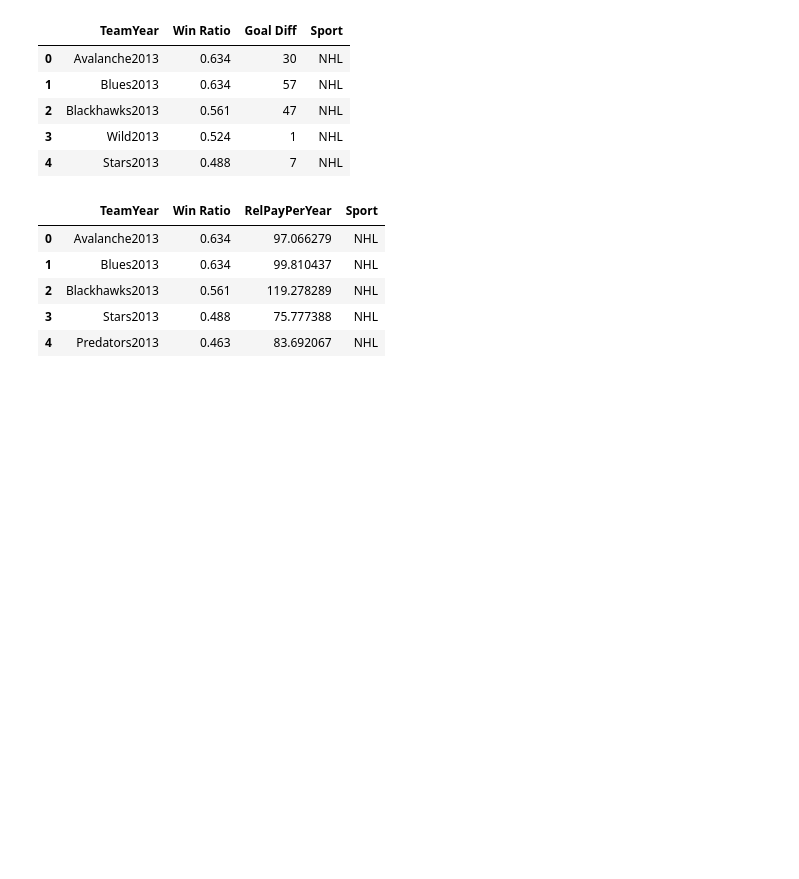
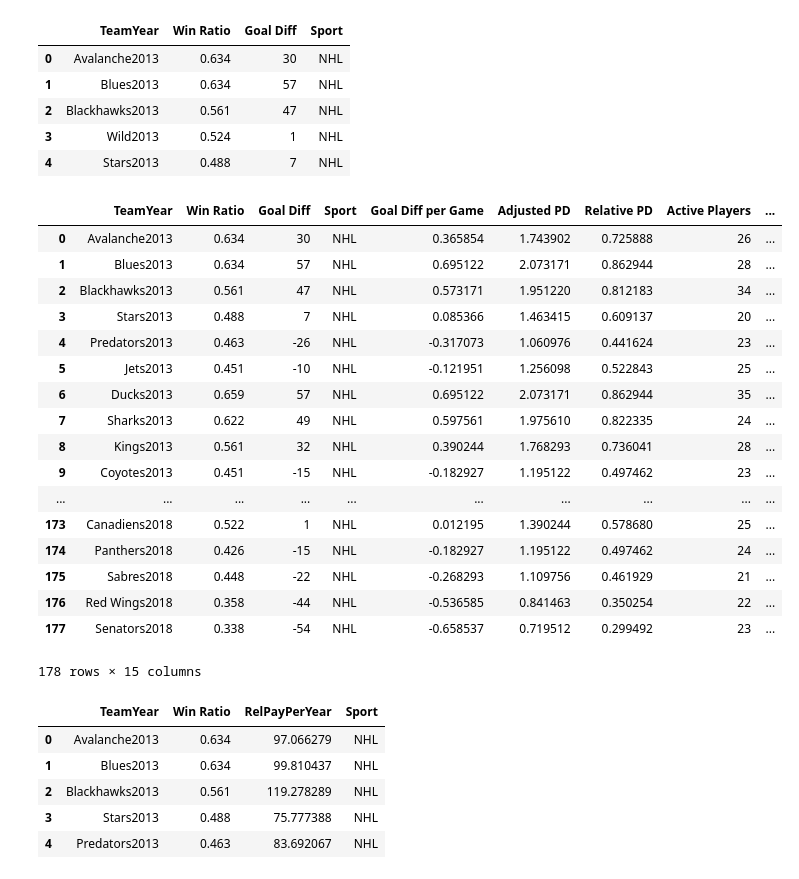
Before and after one commit to ohoweedy/Project-One, a Jupyter notebook: MergedJupyterNotebookBasedOnNFL.ipynb, the cells around one changed output. Cells and saved outputs as stored; diff of their text form; code cells hidden in the pictures; blank space fills up the shorter version.

```diff
--- a/MergedJupyterNotebookBasedOnNFL.ipynb
+++ b/MergedJupyterNotebookBasedOnNFL.ipynb
@@ -618,7 +634,26 @@ nhl_sal_df = pd.read_csv(nhl_sal_path)
 # %%
 nhl_merged_df = pd.merge(nhl_df, nhl_sal_df, on ="TeamYear")
 # %%
-nhl_merged_df.head(5)
+nhl_merged_df.head(200)
+# %% [output]
+|  | TeamYear | Win Ratio | Goal Diff | Sport | Goal Diff per Game | Adjusted PD | Relative PD | Active Players | ... |
+| 0 | Avalanche2013 | 0.634 | 30 | NHL | 0.365854 | 1.743902 | 0.725888 | 26 | ... |
+| 1 | Blues2013 | 0.634 | 57 | NHL | 0.695122 | 2.073171 | 0.862944 | 28 | ... |
+| 2 | Blackhawks2013 | 0.561 | 47 | NHL | 0.573171 | 1.951220 | 0.812183 | 34 | ... |
+| 3 | Stars2013 | 0.488 | 7 | NHL | 0.085366 | 1.463415 | 0.609137 | 20 | ... |
+| 4 | Predators2013 | 0.463 | -26 | NHL | -0.317073 | 1.060976 | 0.441624 | 23 | ... |
+| 5 | Jets2013 | 0.451 | -10 | NHL | -0.121951 | 1.256098 | 0.522843 | 25 | ... |
+| 6 | Ducks2013 | 0.659 | 57 | NHL | 0.695122 | 2.073171 | 0.862944 | 35 | ... |
+| 7 | Sharks2013 | 0.622 | 49 | NHL | 0.597561 | 1.975610 | 0.822335 | 24 | ... |
+| 8 | Kings2013 | 0.561 | 32 | NHL | 0.390244 | 1.768293 | 0.736041 | 28 | ... |
+| 9 | Coyotes2013 | 0.451 | -15 | NHL | -0.182927 | 1.195122 | 0.497462 | 23 | ... |
+| ... | ... | ... | ... | ... | ... | ... | ... | ... | ... |
+| 173 | Canadiens2018 | 0.522 | 1 | NHL | 0.012195 | 1.390244 | 0.578680 | 25 | ... |
+| 174 | Panthers2018 | 0.426 | -15 | NHL | -0.182927 | 1.195122 | 0.497462 | 24 | ... |
+| 175 | Sabres2018 | 0.448 | -22 | NHL | -0.268293 | 1.109756 | 0.461929 | 21 | ... |
+| 176 | Red Wings2018 | 0.358 | -44 | NHL | -0.536585 | 0.841463 | 0.350254 | 22 | ... |
+| 177 | Senators2018 | 0.338 | -54 | NHL | -0.658537 | 0.719512 | 0.299492 | 23 | ... |
+178 rows × 15 columns
 # %%
 nhl_merged_df = nhl_merged_df[["TeamYear","Win Ratio","RelTotPay","Sport"]]
 nhl_merged_df = nhl_merged_df.rename(columns = {"RelTotPay": "RelPayPerYear"})
```
Also changed, not shown: parts of 13 cells of this notebook, 5 other files.
